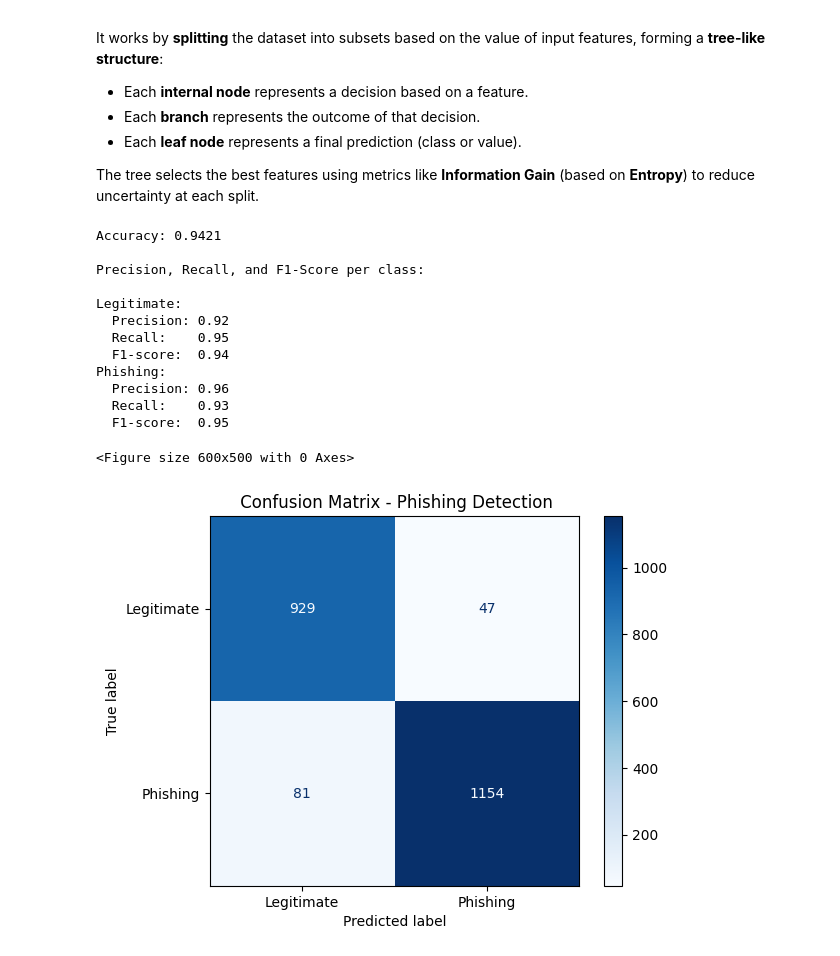
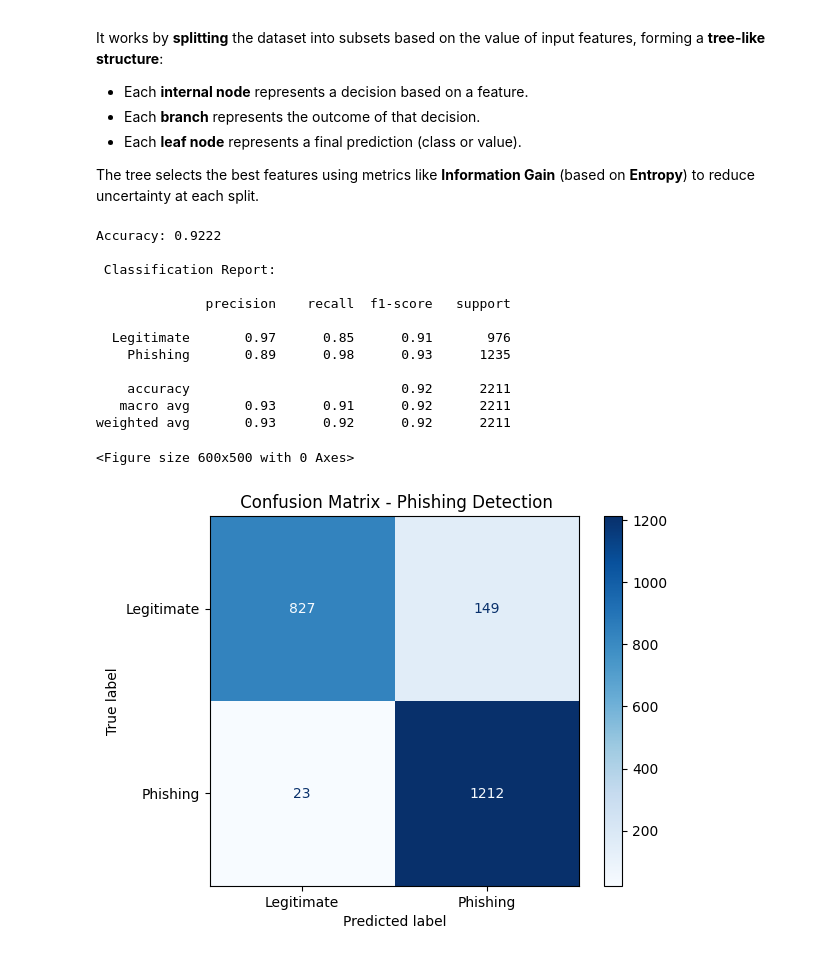
Before and after one commit to Kareemnat12/Machine_learningFinal, a Jupyter notebook: final.ipynb, the cells around one changed output. Drawn from its saved outputs; the diff is of its cells as text; code cells hidden in the pictures.

```diff
--- a/final.ipynb
+++ b/final.ipynb
@@ -315,14 +315,9 @@ def predict(X, tree):
 def evaluate_model(y_true, y_pred):
     class_names = ['Legitimate', 'Phishing']  # for labels -1 and 1
     print("Accuracy:", round(accuracy_score(y_true, y_pred), 4))
-    print("\nPrecision, Recall, and F1-Score per class:\n")
-    report = classification_report(y_true, y_pred, target_names=class_names, output_dict=True)
-    for label in class_names:
-        print(f"{label}:")
-        print(f"  Precision: {report[label]['precision']:.2f}")
-        print(f"  Recall:    {report[label]['recall']:.2f}")
-        print(f"  F1-score:  {report[label]['f1-score']:.2f}")
-    # Keep confusion matrix display as is
+    print("\n Classification Report:\n")
+    print(classification_report(y_true, y_pred, target_names=class_names))
+
     cm = confusion_matrix(y_true, y_pred)
     disp = ConfusionMatrixDisplay(confusion_matrix=cm, display_labels=class_names)
     plt.figure(figsize=(6, 5))
@@ -355,19 +347,19 @@ def DeceisionTreeClassifier(X_train, y_train, X_test, y_test, max_depth=None):
     # Evaluate the model
     evaluate_model(y_test, y_pred)
 # %%
-DeceisionTreeClassifier(X_train, y_train, X_test, y_test, max_depth=10)
+DeceisionTreeClassifier(X_train, y_train, X_test, y_test, max_depth=5)
 # %% [output]
-Accuracy: 0.9421
+Accuracy: 0.9222
 
-Precision, Recall, and F1-Score per class:
+ Classification Report:
 
-Legitimate:
-  Precision: 0.92
-  Recall:    0.95
-  F1-score:  0.94
-Phishing:
-  Precision: 0.96
-  Recall:    0.93
-  F1-score:  0.95
+              precision    recall  f1-score   support
+
+  Legitimate       0.97      0.85      0.91       976
+    Phishing       0.89      0.98      0.93      1235
+
+    accuracy                           0.92      2211
+   macro avg       0.93      0.91      0.92      2211
+weighted avg       0.93      0.92      0.92      2211
 <Figure size 600x500 with 0 Axes>
-[figure, old version]
+[figure, new version]
```
Also changed, not shown: parts of 18 cells of this notebook.
